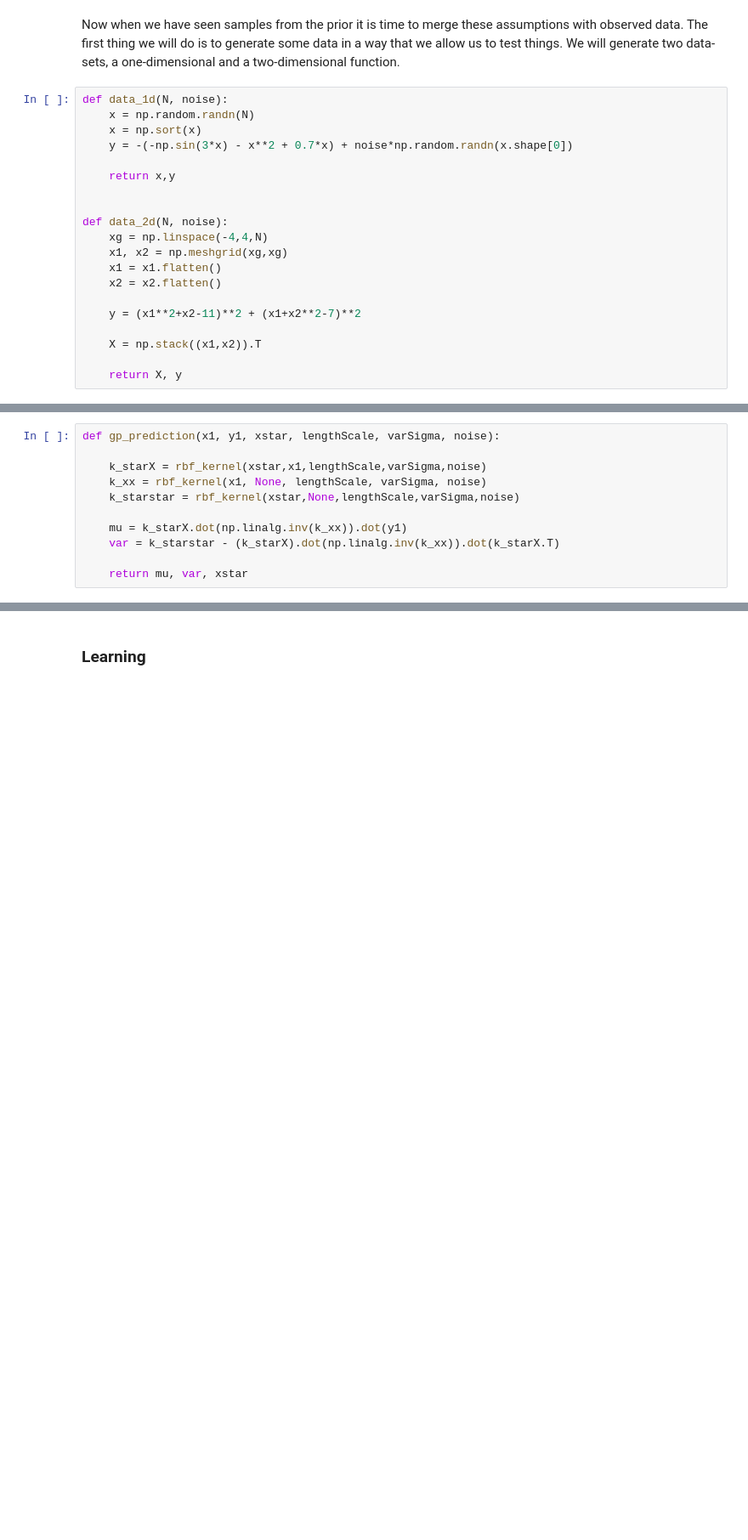
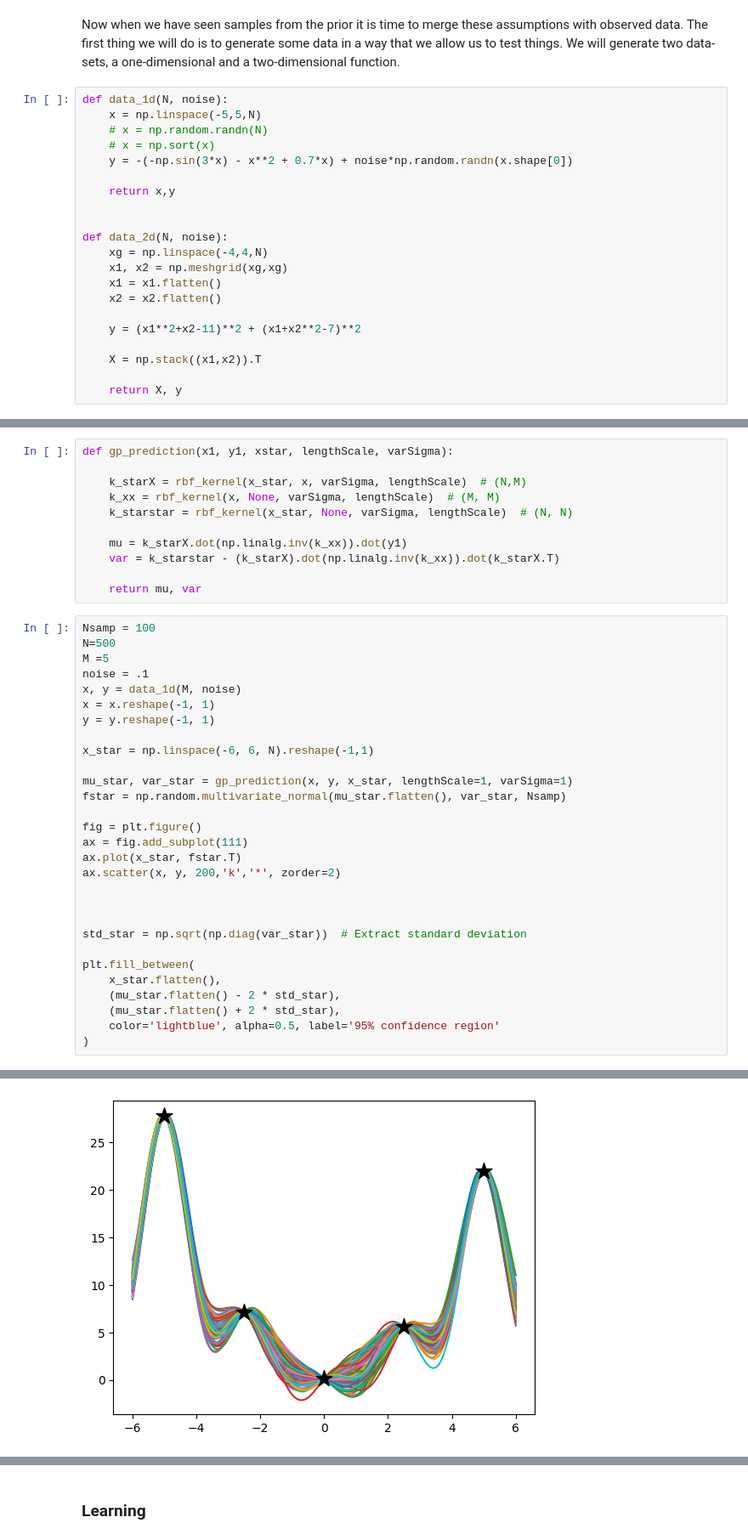
Before and after one commit to Tzu-Liang/Machine-Learning-and-the-Physical-World, a Jupyter notebook: Lab/gaussian-processes-notebook.ipynb, the cells around one changed output, grey strips where cells are left out. Shown at 85% size. Cells and saved outputs as stored; diff of their text form; blank space fills up the shorter version.

```diff
--- a/Lab/gaussian-processes-notebook.ipynb
+++ b/Lab/gaussian-processes-notebook.ipynb
@@ -184,8 +182,9 @@ One interesting thing about co-variance functions are that they are closed under
 Now when we have seen samples from the prior it is time to merge these assumptions with observed data. The first thing we will do is to generate some data in a way that we allow us to test things. We will generate two data-sets, a one-dimensional and a two-dimensional function.
 # %%
 def data_1d(N, noise):
-    x = np.random.randn(N)
-    x = np.sort(x)
+    x = np.linspace(-5,5,N)
+    # x = np.random.randn(N)
+    # x = np.sort(x)
     y = -(-np.sin(3*x) - x**2 + 0.7*x) + noise*np.random.randn(x.shape[0])
 
     return x,y
@@ -229,11 +276,41 @@ Now let us implement the predictive posterior evaluated at data `x1, y1` and eva
 # %%
-def gp_prediction(x1, y1, xstar, lengthScale, varSigma, noise):
+def gp_prediction(x1, y1, xstar, lengthScale, varSigma):
 
-	k_starX = rbf_kernel(xstar,x1,lengthScale,varSigma,noise)
-	k_xx = rbf_kernel(x1, None, lengthScale, varSigma, noise)
-	k_starstar = rbf_kernel(xstar,None,lengthScale,varSigma,noise)
+	k_starX = rbf_kernel(x_star, x, varSigma, lengthScale)  # (N,M)
+	k_xx = rbf_kernel(x, None, varSigma, lengthScale)  # (M, M)
+	k_starstar = rbf_kernel(x_star, None, varSigma, lengthScale)  # (N, N)
 
 	mu = k_starX.dot(np.linalg.inv(k_xx)).dot(y1)
 	var = k_starstar - (k_starX).dot(np.linalg.inv(k_xx)).dot(k_starX.T)
 
-	return mu, var, xstar
+	return mu, var
+# %%
+Nsamp = 100
+N=500
+M =5
+noise = .1
+x, y = data_1d(M, noise)
+x = x.reshape(-1, 1)
+y = y.reshape(-1, 1)
+
+x_star = np.linspace(-6, 6, N).reshape(-1,1)
+
+mu_star, var_star = gp_prediction(x, y, x_star, lengthScale=1, varSigma=1)
+fstar = np.random.multivariate_normal(mu_star.flatten(), var_star, Nsamp)
+
+fig = plt.figure()
+ax = fig.add_subplot(111)
+ax.plot(x_star, fstar.T)
+ax.scatter(x, y, 200,'k','*', zorder=2)
+
+
+
+std_star = np.sqrt(np.diag(var_star))  # Extract standard deviation
+
+plt.fill_between(
+    x_star.flatten(),
+    (mu_star.flatten() - 2 * std_star),
+    (mu_star.flatten() + 2 * std_star),
+    color='lightblue', alpha=0.5, label='95% confidence region'
+)
+# %% [output]
@@ -239,0 +318 @@ def gp_prediction(x1, y1, xstar, lengthScale, varSigma, noise):
+[figure, added]
```
Also changed, not shown: parts of 11 cells of this notebook.
